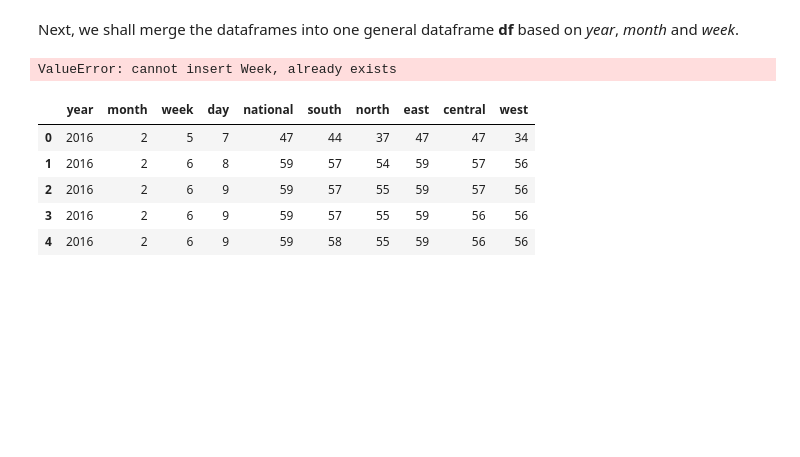
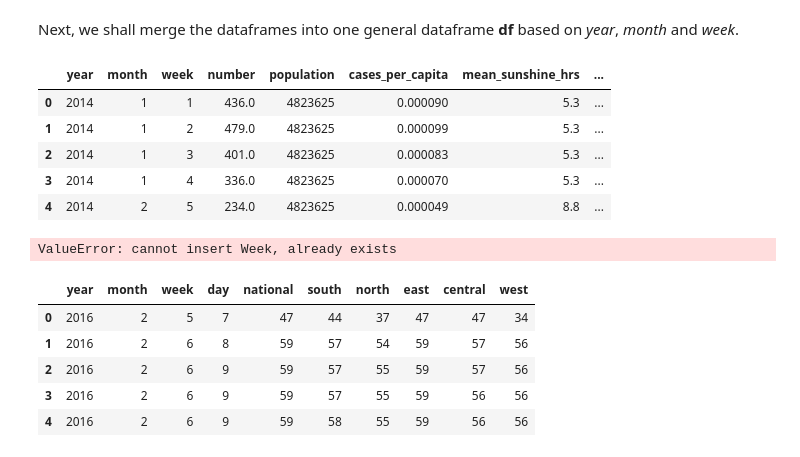
Before and after one commit to thamsimun/CS3244-Project-Dengue, a Jupyter notebook: dengue_prediction.ipynb, the cells around one changed output. Drawn from its saved outputs; the diff is of its cells as text; code cells hidden in the pictures; blank space fills up the shorter version.

```diff
--- a/dengue_prediction.ipynb
+++ b/dengue_prediction.ipynb
@@ -97,31 +126,39 @@ Next, we shall merge the dataframes into one general dataframe **df** based on *
 # %%
 # Merge dengue_df and population_df by year
 df = dengue_df.merge(population_df, left_on='year', right_on='year').drop('index', 1)
 
 # Create new column for cases_per_capita = number / population
 # Create new column for month = (datetime(year, 1, 1) + timedelta(days=week*7)).momth
 cases_per_capita = pd.Series([], dtype='float64')
 month = pd.Series([], dtype='int32')
 for i in range(len(df)):
     if isnan(df['number'][i]):
         cases_per_capita[i] = 0
     else:
         cases_per_capita[i] = int(df['number'][i]) / int(df['population'][i])
     year = int(df['year'][i])
     week = int(df['week'][i])
     if week > 52:
         month[i] = 12
     else:
         month[i] = (datetime(year, 1, 1) + timedelta(days=7*week)).month
 df.insert(4, 'cases_per_capita', cases_per_capita)
 df.insert(1, 'month', month)
 
 # Merge sunshine and surface air temperature dataframe
 df = pd.merge(df, sunshine_df, on=['year', 'month'])
 df = pd.merge(df, surface_air_temperature_df, on=['year', 'month'])
 
+df.to_csv("Datasets/Singapore Population and Cases.csv", index=False)
 # Display dataframe
 df.head()
+# %% [output]
+|  | year | month | week | number | population | cases_per_capita | mean_sunshine_hrs | ... |
+| 0 | 2014 | 1 | 1 | 436.0 | 4823625 | 0.000090 | 5.3 | ... |
+| 1 | 2014 | 1 | 2 | 479.0 | 4823625 | 0.000099 | 5.3 | ... |
+| 2 | 2014 | 1 | 3 | 401.0 | 4823625 | 0.000083 | 5.3 | ... |
+| 3 | 2014 | 1 | 4 | 336.0 | 4823625 | 0.000070 | 5.3 | ... |
+| 4 | 2014 | 2 | 5 | 234.0 | 4823625 | 0.000049 | 8.8 | ... |
 # %%
 #weather station
 # Scrape from websites
```
Also changed, not shown: parts of 7 cells of this notebook, 2 other files.
